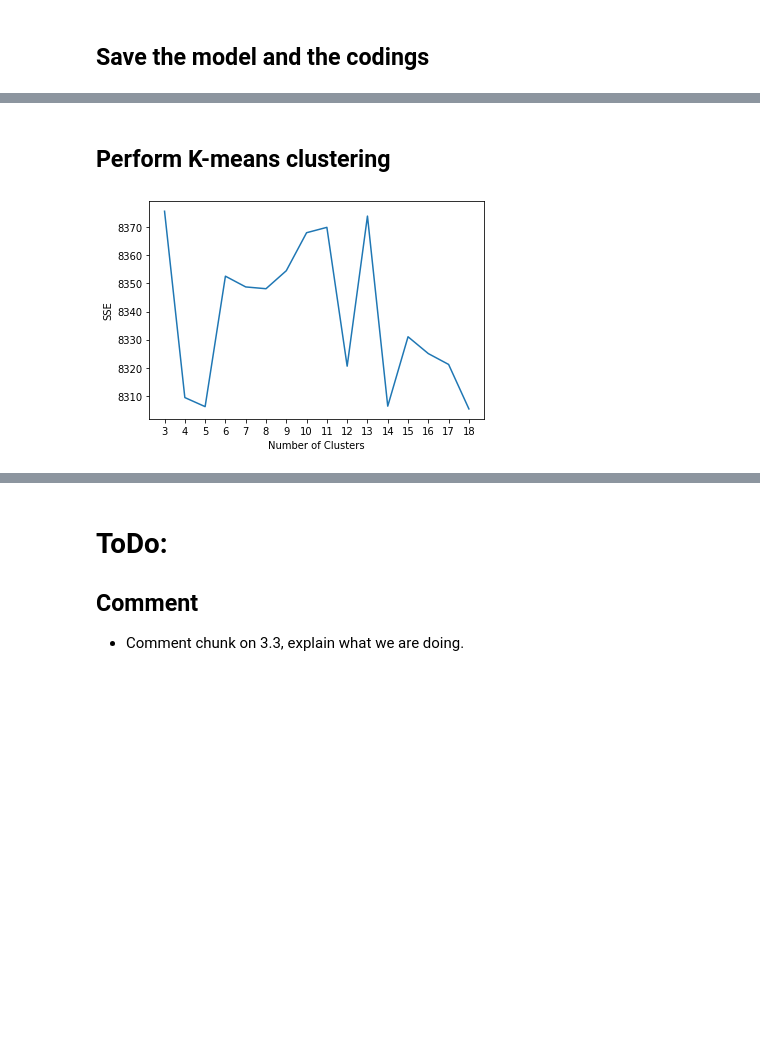
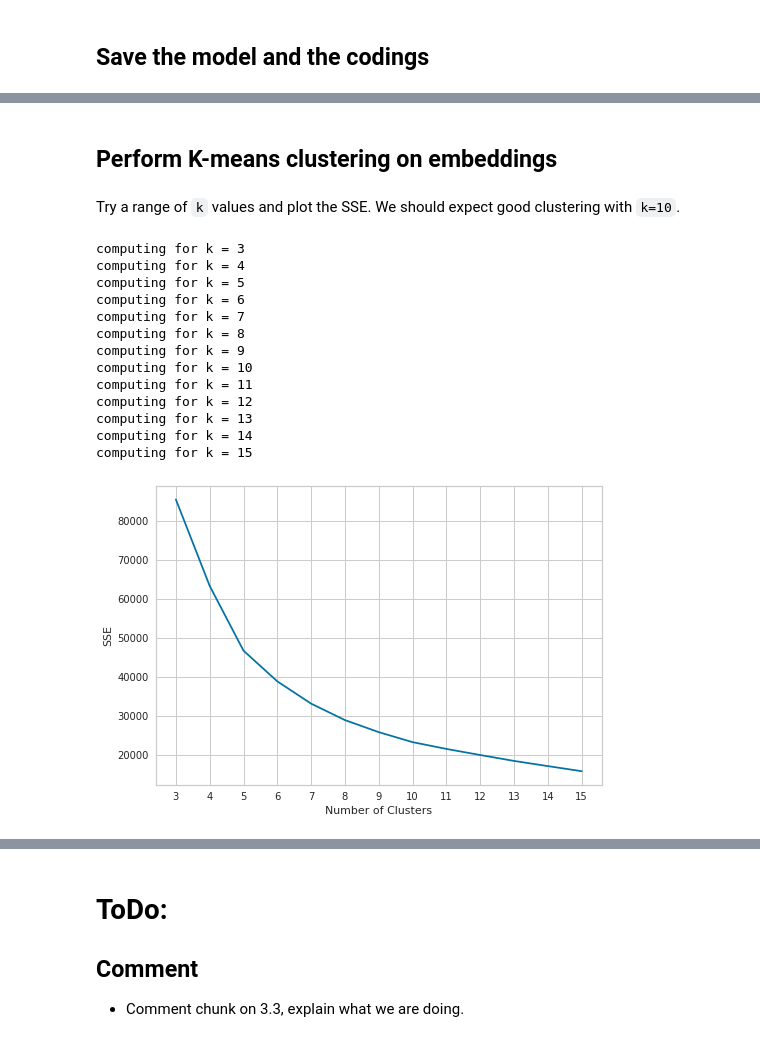
Before and after one commit to carlescn/MSc_bioinformatics_thesis, a Jupyter notebook: MNIST_clustering_VAE/MNIST_clustering_VAE.ipynb, the cells around one changed output, grey strips where cells are left out. Cells and saved outputs as stored; diff of their text form; code cells hidden in the pictures; blank space fills up the shorter version.

```diff
--- a/MNIST_clustering_VAE/MNIST_clustering_VAE.ipynb
+++ b/MNIST_clustering_VAE/MNIST_clustering_VAE.ipynb
@@ -263,12 +263,15 @@ Define a callbacks list to save the best performing model during training
 # %% [markdown]
 And train the model
 # %%
-vae.fit(images,
-        epochs=50,
-        batch_size=128,
-        # callbacks = callbacks_list, #See Note1 on previous chunck
-        verbose = 1,
-       )
+# Load the already trained weights instead of re-training the model
+vae.load_weights("model/vae_weights")
+
+# vae.fit(images,
+#         epochs=50,
+#         batch_size=128,
+#         # callbacks = callbacks_list, #See Note1 on previous chunck
+#         verbose = 1,
+#        )
 # %% [output]
 Epoch 1/50
 547/547 [==============================] - 45s 77ms/step - total_loss: 187.4200 - reconstruction_loss: 185.0526 - kl_loss: 2.3673
@@ -368,18 +393,34 @@ np.savetxt("codings/logvar.csv", codings_logvar)
 # %% [markdown]
-## Perform K-means clustering
+## Perform K-means clustering on embeddings
+# %% [markdown]
+Try a range of `k` values and plot the SSE. We should expect good clustering with `k=10`.
 # %%
-clusters = np.arange(3, 19)
+k_vals = np.arange(3, 16)
 sse = []
 
-for k in clusters:
-    kmeans = KMeans(n_clusters=n)
+for k in k_vals:
+    print("computing for k =", k)
+    kmeans = KMeans(n_clusters=k)
     kmeans.fit(codings_mean)
     sse.append(kmeans.inertia_)
 
-plt.plot(clusters, sse)
-plt.xticks(clusters)
+plt.plot(k_vals, sse)
+plt.xticks(k_vals)
 plt.xlabel("Number of Clusters")
 plt.ylabel("SSE")
 plt.show()
 # %% [output]
+computing for k = 3
+computing for k = 4
+computing for k = 5
+computing for k = 6
+computing for k = 7
+computing for k = 8
+computing for k = 9
+computing for k = 10
+computing for k = 11
+computing for k = 12
+computing for k = 13
+computing for k = 14
+computing for k = 15
-[figure, old version]
+[figure, new version]
```
Also changed, not shown: parts of 12 cells of this notebook.
